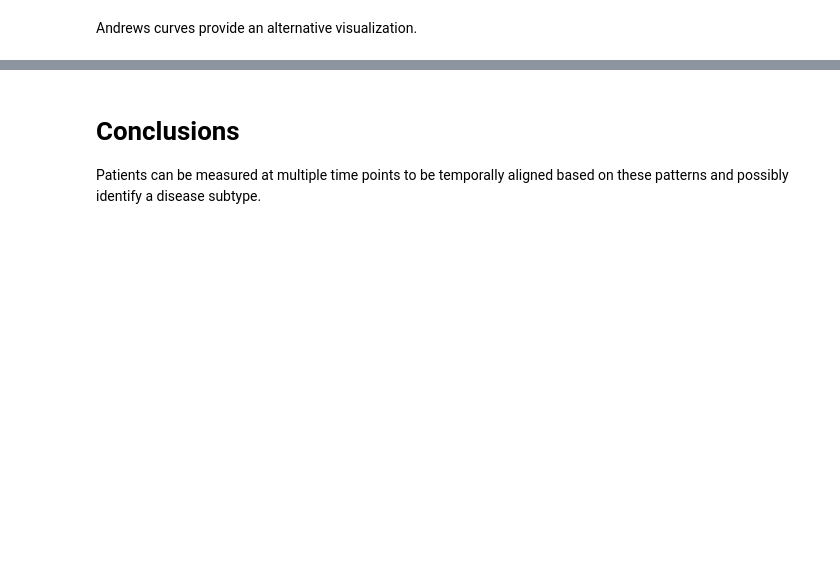
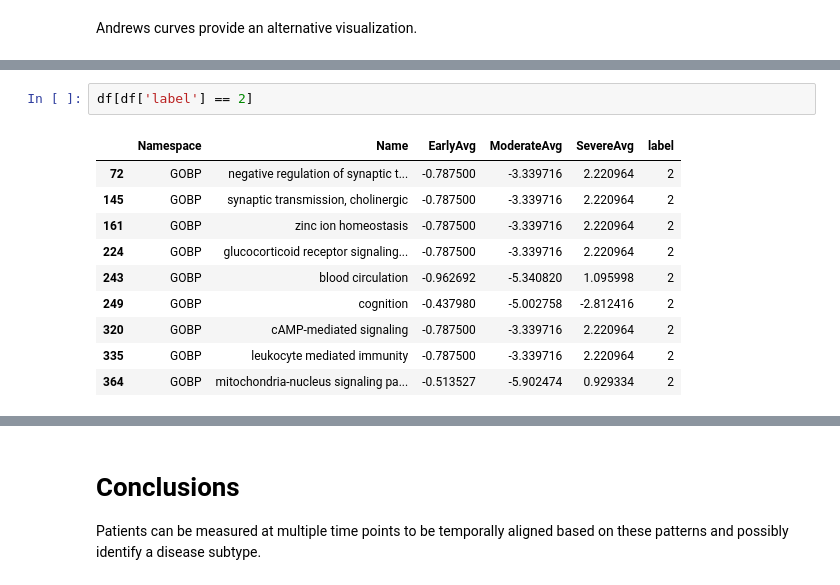
Before and after one commit to pybel/pybel-notebooks, a Jupyter notebook: algorithms/Time Series CMPA.ipynb, the cells around one changed output, grey strips where cells are left out. Cells and saved outputs as stored; diff of their text form; blank space fills up the shorter version.

```diff
--- a/algorithms/Time Series CMPA.ipynb
+++ b/algorithms/Time Series CMPA.ipynb
@@ -104,0 +110,13 @@ plt.show()
+# %%
+df[df['label'] == 2]
+# %% [output]
+|  | Namespace | Name | EarlyAvg | ModerateAvg | SevereAvg | label |
+| 72 | GOBP | negative regulation of synaptic t... | -0.787500 | -3.339716 | 2.220964 | 2 |
+| 145 | GOBP | synaptic transmission, cholinergic | -0.787500 | -3.339716 | 2.220964 | 2 |
+| 161 | GOBP | zinc ion homeostasis | -0.787500 | -3.339716 | 2.220964 | 2 |
+| 224 | GOBP | glucocorticoid receptor signaling... | -0.787500 | -3.339716 | 2.220964 | 2 |
+| 243 | GOBP | blood circulation | -0.962692 | -5.340820 | 1.095998 | 2 |
+| 249 | GOBP | cognition | -0.437980 | -5.002758 | -2.812416 | 2 |
+| 320 | GOBP | cAMP-mediated signaling | -0.787500 | -3.339716 | 2.220964 | 2 |
+| 335 | GOBP | leukocyte mediated immunity | -0.787500 | -3.339716 | 2.220964 | 2 |
+| 364 | GOBP | mitochondria-nucleus signaling pa... | -0.513527 | -5.902474 | 0.929334 | 2 |
```
Also changed, not shown: parts of 7 cells of this notebook.
